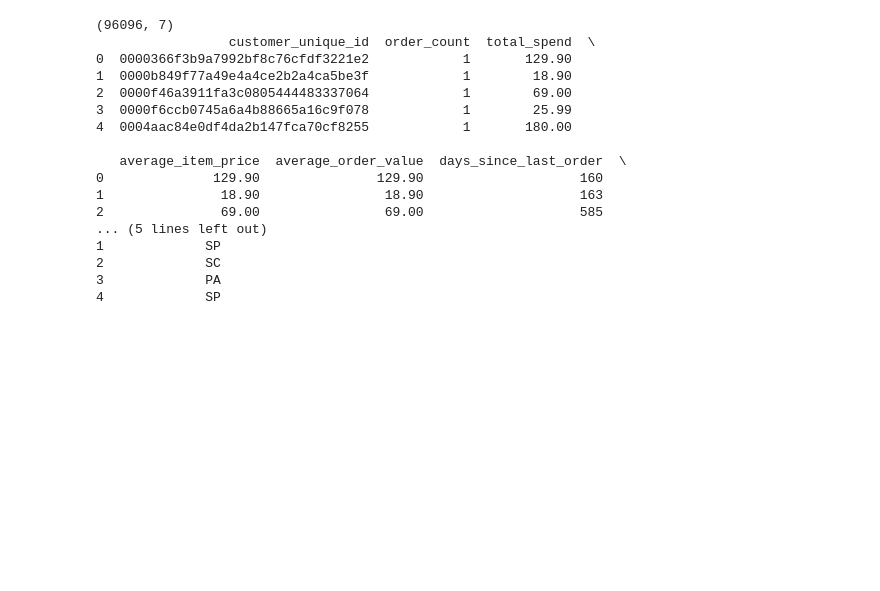
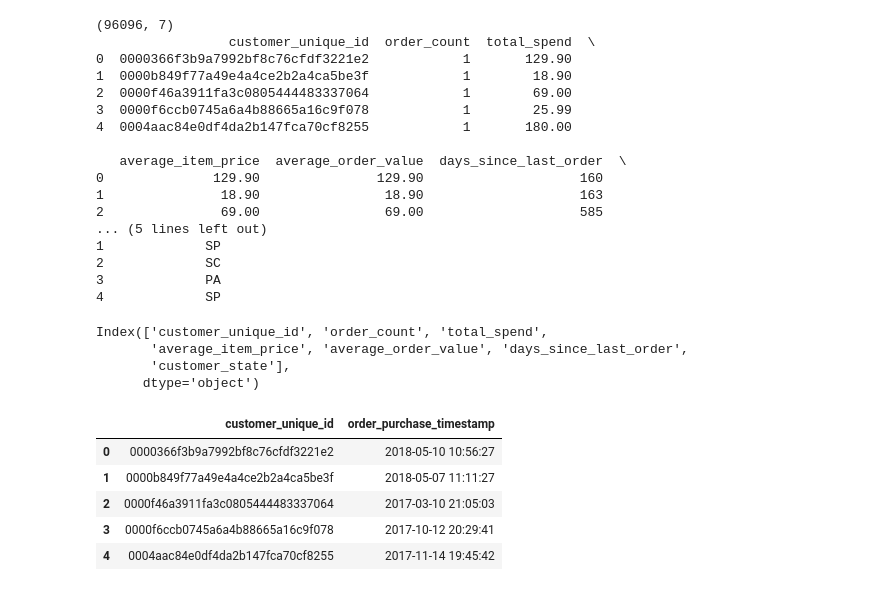
Before and after one commit to Sahil-1727/Business-Decision-Intelligence, a Jupyter notebook: notebooks/05_feature_engineering.ipynb, the cells around one changed output. Cells and saved outputs as stored; diff of their text form; code cells hidden in the pictures; blank space fills up the shorter version.

```diff
--- a/notebooks/05_feature_engineering.ipynb
+++ b/notebooks/05_feature_engineering.ipynb
@@ -261,3 +261,29 @@ print(customer_features.head())
 2             SC
 3             PA
 4             SP
+# %%
+customer_features.columns
+# %% [output]
+Index(['customer_unique_id', 'order_count', 'total_spend',
+       'average_item_price', 'average_order_value', 'days_since_last_order',
+       'customer_state'],
+      dtype='object')
+# %%
+first_order_date = (
+    df.groupby("customer_unique_id")["order_purchase_timestamp"]
+      .min()
+      .reset_index()
+)
+
+first_order_date["order_purchase_timestamp"] = pd.to_datetime(
+    first_order_date["order_purchase_timestamp"]
+)
+
+first_order_date.head()
+# %% [output]
+|  | customer_unique_id | order_purchase_timestamp |
+| 0 | 0000366f3b9a7992bf8c76cfdf3221e2 | 2018-05-10 10:56:27 |
+| 1 | 0000b849f77a49e4a4ce2b2a4ca5be3f | 2018-05-07 11:11:27 |
+| 2 | 0000f46a3911fa3c0805444483337064 | 2017-03-10 21:05:03 |
+| 3 | 0000f6ccb0745a6a4b88665a16c9f078 | 2017-10-12 20:29:41 |
+| 4 | 0004aac84e0df4da2b147fca70cf8255 | 2017-11-14 19:45:42 |
```
Also changed, not shown: parts of 20 cells of this notebook, 1 other file.
